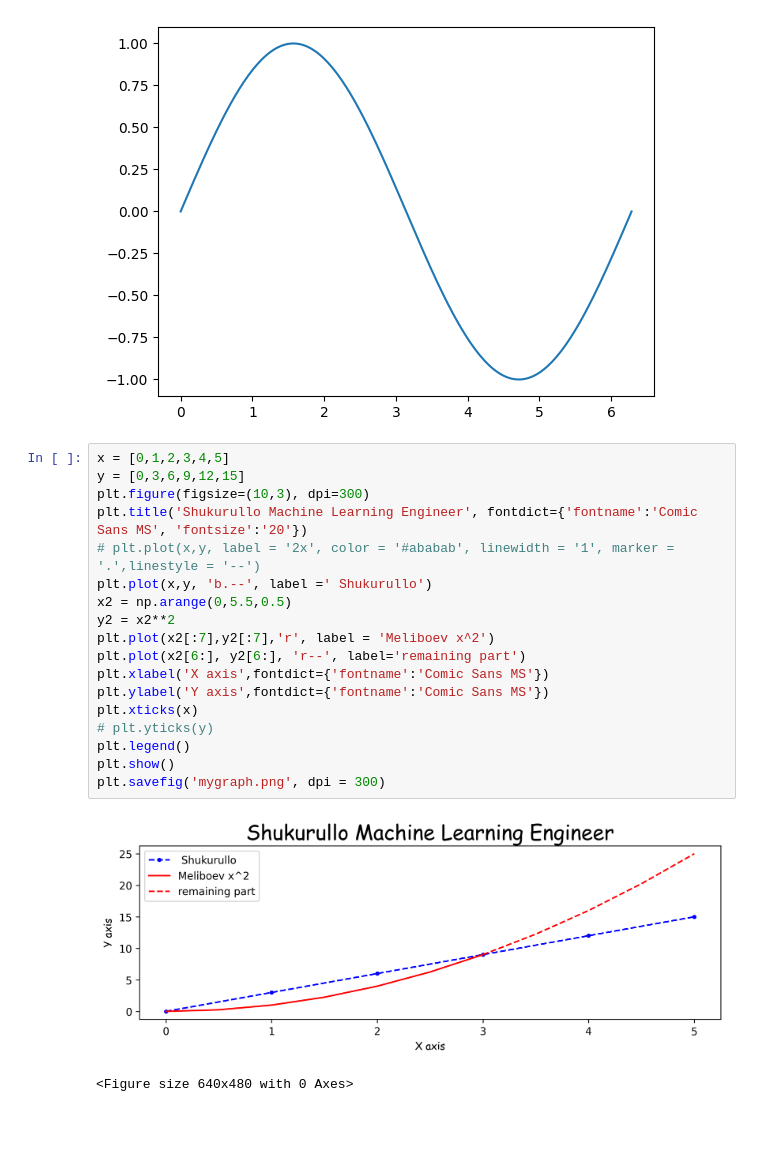
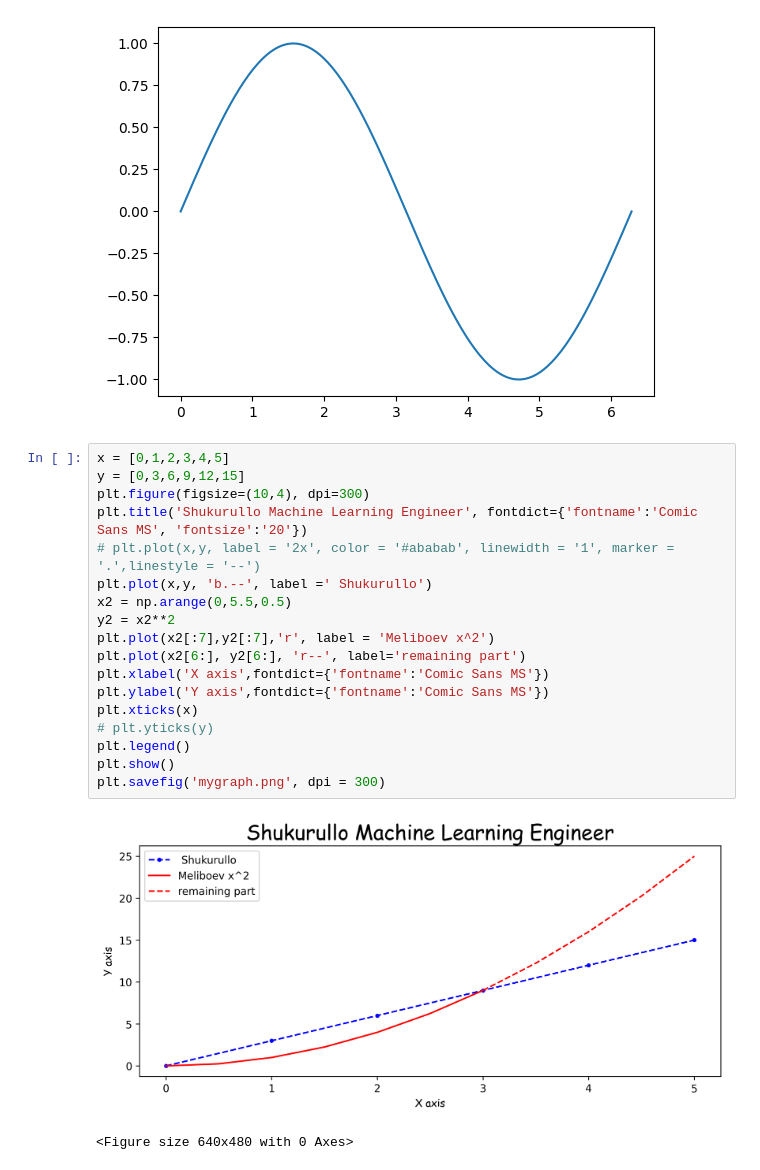
Before and after one commit to shukurullo2004/Machine-learnings, a Jupyter notebook: matpolib.ipynb, the cells around one changed output. Cells and saved outputs as stored; diff of their text form; blank space fills up the shorter version.

```diff
--- a/matpolib.ipynb
+++ b/matpolib.ipynb
@@ -16,21 +16,21 @@ plt.show()
 # %%
 x = [0,1,2,3,4,5]
 y = [0,3,6,9,12,15]
-plt.figure(figsize=(10,3), dpi=300)
+plt.figure(figsize=(10,4), dpi=300)
 plt.title('Shukurullo Machine Learning Engineer', fontdict={'fontname':'Comic Sans MS', 'fontsize':'20'})
 # plt.plot(x,y, label = '2x', color = '#ababab', linewidth = '1', marker = '.',linestyle = '--')
 plt.plot(x,y, 'b.--', label =' Shukurullo')
 x2 = np.arange(0,5.5,0.5)
 y2 = x2**2
 plt.plot(x2[:7],y2[:7],'r', label = 'Meliboev x^2')
 plt.plot(x2[6:], y2[6:], 'r--', label='remaining part')
 plt.xlabel('X axis',fontdict={'fontname':'Comic Sans MS'})
 plt.ylabel('Y axis',fontdict={'fontname':'Comic Sans MS'})
 plt.xticks(x)
 # plt.yticks(y)
 plt.legend()
 plt.show()
 plt.savefig('mygraph.png', dpi = 300)
 # %% [output]
-[figure, old version]
+[figure, new version]
 <Figure size 640x480 with 0 Axes>
```
Also changed, not shown: 1 other file.
